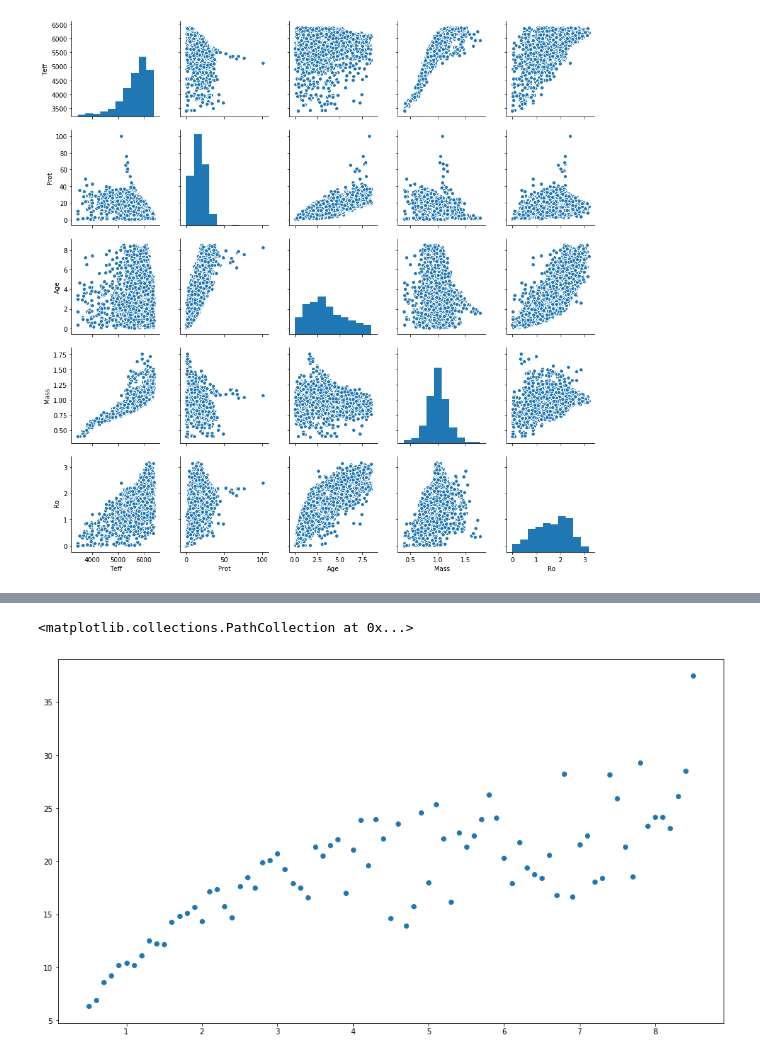
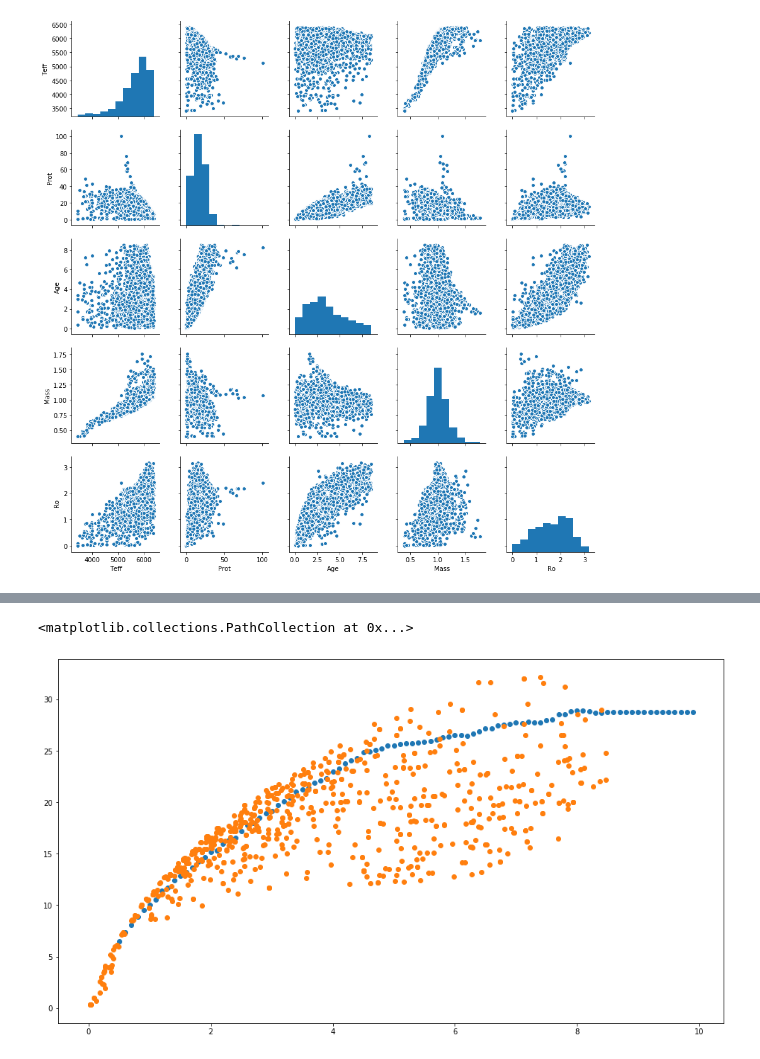
Before and after one commit to ojhall94/malatium, a Jupyter notebook: models/Untitled.ipynb, the cells around one changed output, grey strips where cells are left out. Drawn from its saved outputs; the diff is of its cells as text; code cells hidden in the pictures.

Commit message:
RF works but linearND might actually be better - consider Teff

```diff
--- a/models/Untitled.ipynb
+++ b/models/Untitled.ipynb
@@ -47,6 +47,7 @@ from scipy.interpolate import LinearNDInterpolator as intrp
 # %%
-small = df_rocrit.sample(frac=1.0)
+small = df_rocrit.sample(frac=0.1)
 # %%
-x = (small[['Age', 'Mass']].values)
-y = small[['Prot']].values
-model = intrp(x, y, rescale=True)
+x = np.log10((small[['Age', 'Mass', 'Teff']].values))
+y = np.log10(small[['Prot']].values)
+model = RandomForestRegressor()
+model.fit(x, y)
@@ -60,7 +68,11 @@ Wall time: 391 ms
 # %%
 age_ = np.arange(0.5, 10, 0.1)
+x_eval = np.log10(np.vstack([age_, np.ones(len(age_)), np.ones(len(age_))*5777.0]).T)
 fig, ax = plt.subplots(figsize=[16,9])
-ax.scatter(age_, [model(([n, 1.0])) for n in age_])
+ax.scatter(age_, 10**model.predict(x_eval))
+
+df = df_rocrit.loc[np.abs(df_rocrit.Mass - 1.0) < 0.001]
+ax.scatter(df.Age, df.Prot)
 # %% [output]
 <matplotlib.collections.PathCollection at 0x...>
-[figure, old version]
+[figure, new version]
```
Also changed, not shown: parts of 4 cells of this notebook.
